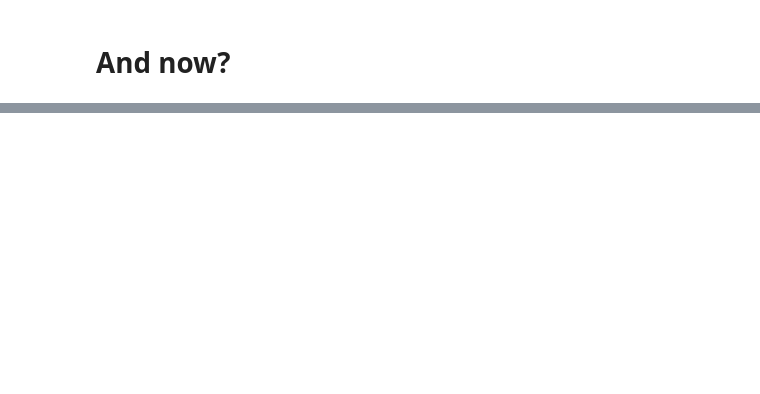
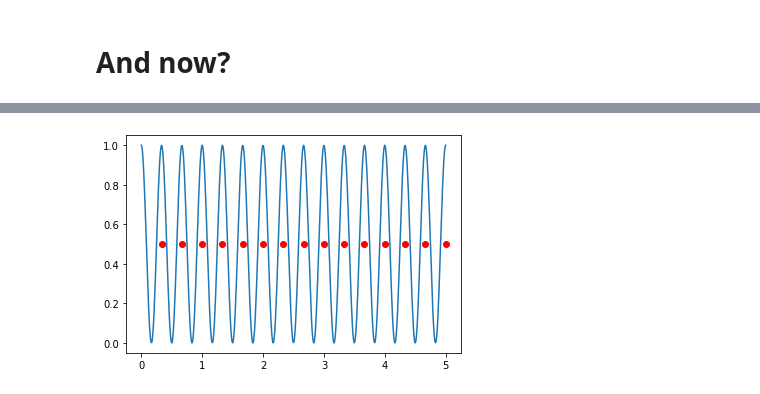
Before and after one commit to pedrogyrao/math_music, a Jupyter notebook: frequency vs time domains.ipynb, the cells around one changed output, grey strips where cells are left out. Cells and saved outputs as stored; diff of their text form; code cells hidden in the pictures; blank space fills up the shorter version.

```diff
--- a/frequency vs time domains.ipynb
+++ b/frequency vs time domains.ipynb
@@ -201,10 +211,12 @@ def polar(z):
     theta = math.atan2(b,a)
     return theta, r
 # %%
-cos_3 = (cosine(time_vector, 3) + 1)/2
+cos_3 = cosine(time_vector, 3)
 plt.plot(time_vector, cos_3)
 plot_freq_points(3, time, y_offset=0.5)
 plt.show()
+# %% [output]
+[figure, added]
 # %%
 fig, ax = plt.subplots()
 
```
Also changed, not shown: parts of 23 cells of this notebook.
